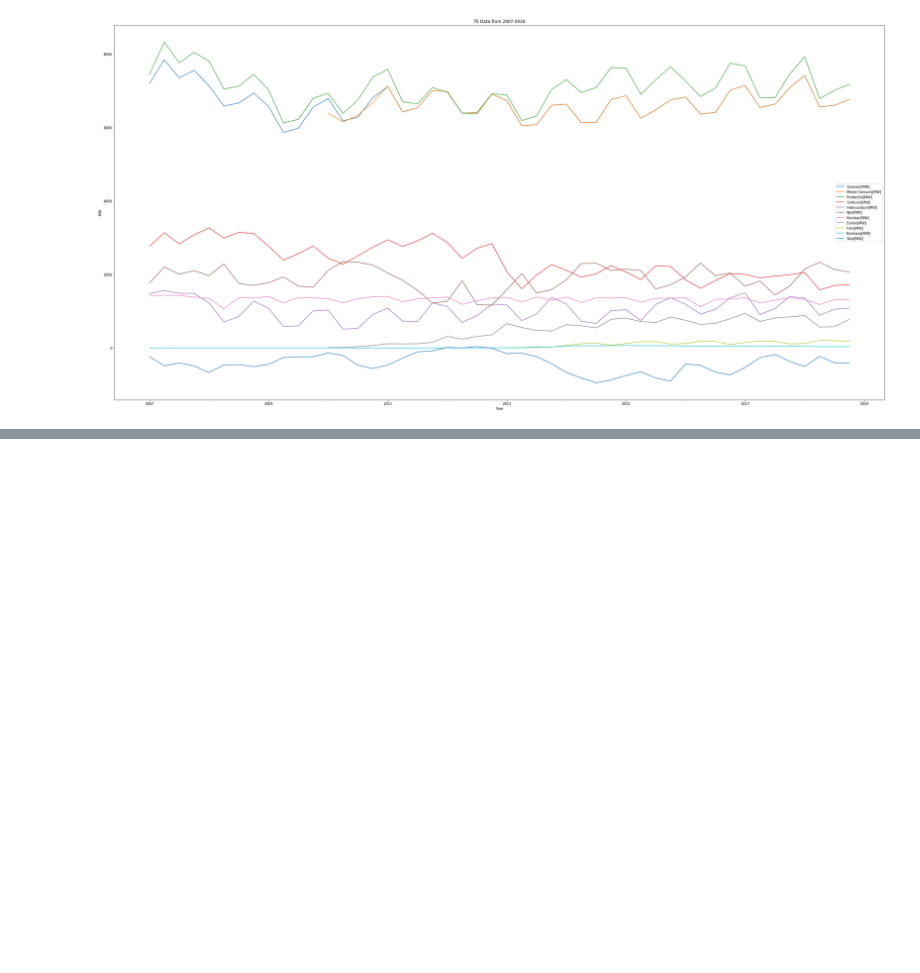
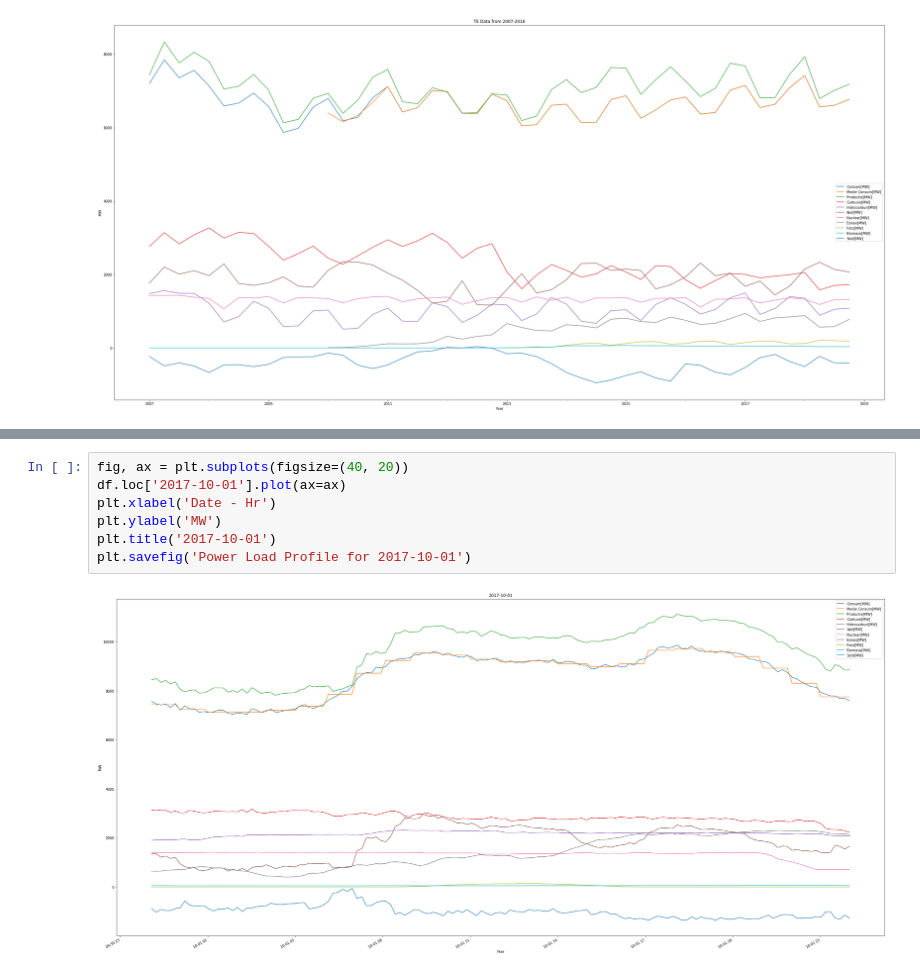
Before and after one commit to anzarkamdar/FSR-Power-Sector-project, a Jupyter notebook: Romania Load Profile.ipynb, the cells around one changed output, grey strips where cells are left out. Drawn from its saved outputs; the diff is of its cells as text; blank space fills up the shorter version.

```diff
--- a/Romania Load Profile.ipynb
+++ b/Romania Load Profile.ipynb
@@ -464,0 +492,9 @@ plt.savefig('Energy Data Resampled for Quarters')
+# %%
+fig, ax = plt.subplots(figsize=(40, 20))
+df.loc['2017-10-01'].plot(ax=ax)
+plt.xlabel('Date - Hr')
+plt.ylabel('MW')
+plt.title('2017-10-01')
+plt.savefig('Power Load Profile for 2017-10-01')
+# %% [output]
+[figure, added]
```
Also changed, not shown: parts of 10 cells of this notebook.
